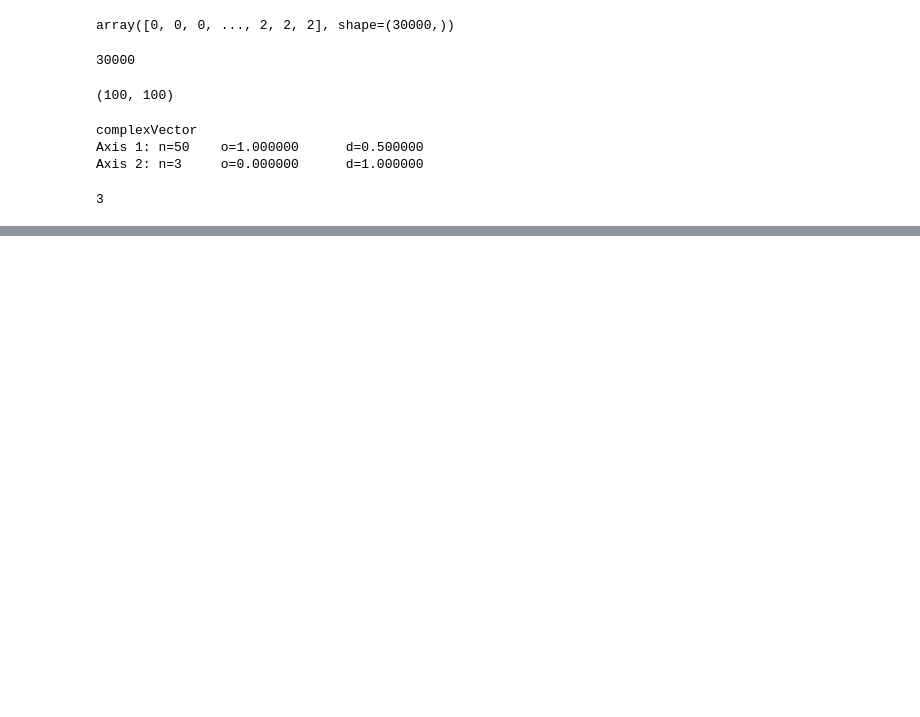
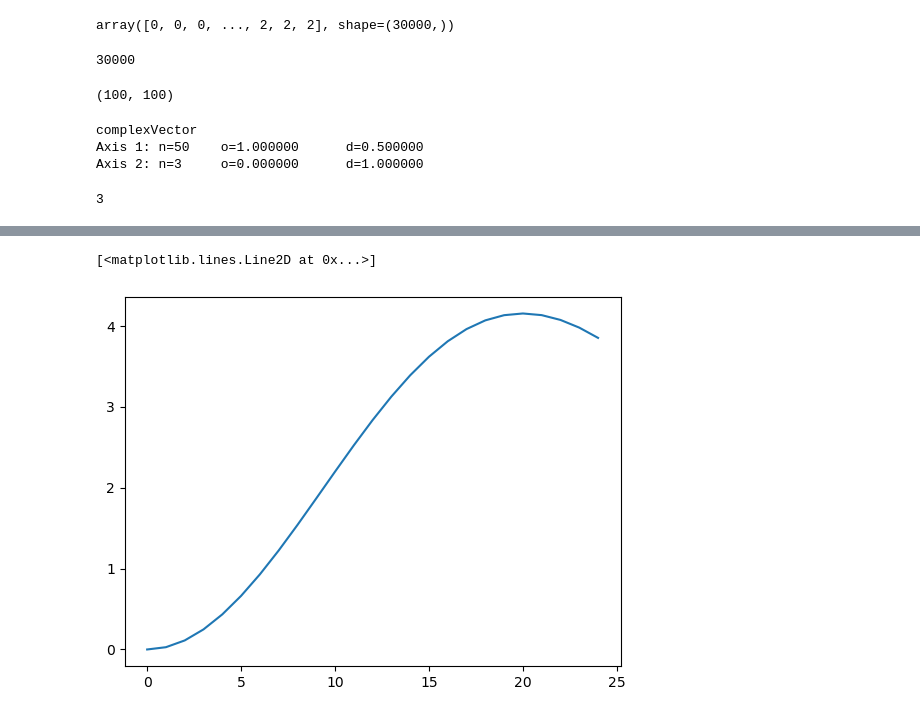
Before and after one commit to arustamm/pyfwix, a Jupyter notebook: propagator/jupyter/test_fwix_modeling.ipynb, the cells around one changed output, grey strips where cells are left out. Drawn from its saved outputs; the diff is of its cells as text; code cells hidden in the pictures; blank space fills up the shorter version.

```diff
--- a/propagator/jupyter/test_fwix_modeling.ipynb
+++ b/propagator/jupyter/test_fwix_modeling.ipynb
@@ -156,8 +185,3 @@ Axis 2: n=3     o=0.000000      d=1.000000
 len(geometry['sx'])
 # %% [output]
 3
-# %%
-for i in range(n_src_traces):
-    src_traces[i, :] = W[:nf]
-propOp = CudaWEM.Propagator(
-    model, rec_traces, src_traces, par, geometry, nbatches=nbatches)
@@ -187 +261,6 @@ wavelet_df = pd.DataFrame({
+# %%
+plt.plot(np.abs(wavelet_df['data'].loc[0][:]))
+# %% [output]
+[<matplotlib.lines.Line2D at 0x...>]
+[figure, added]
 # %%
```
Also changed, not shown: parts of 41 cells of this notebook, 6 other files.
